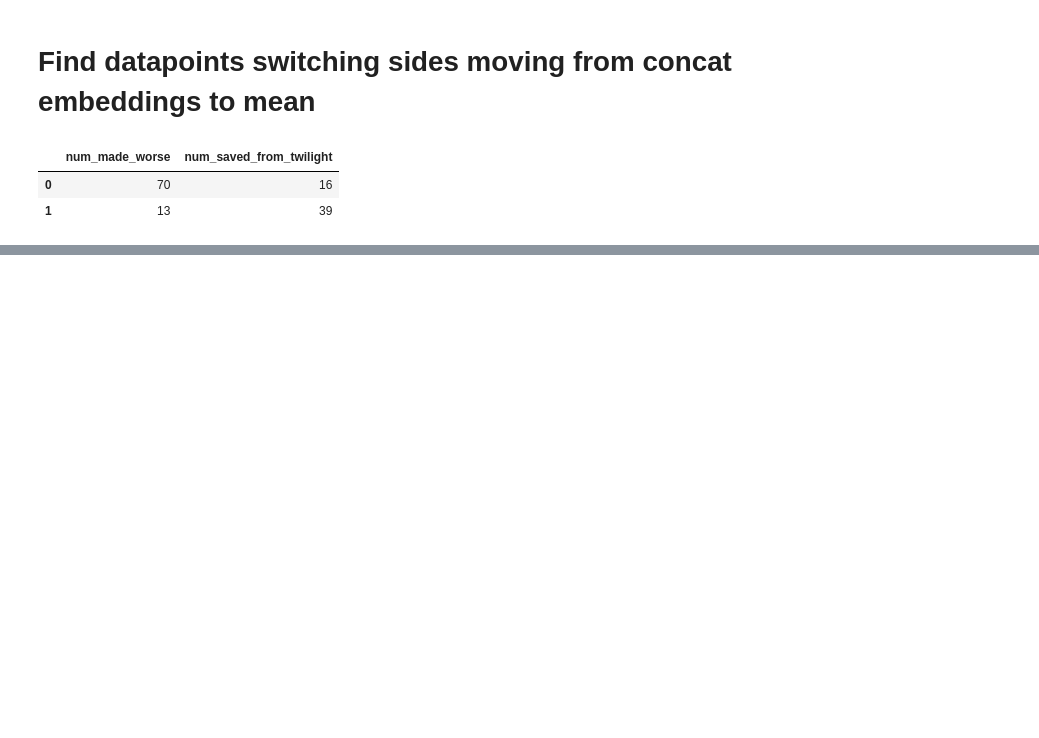
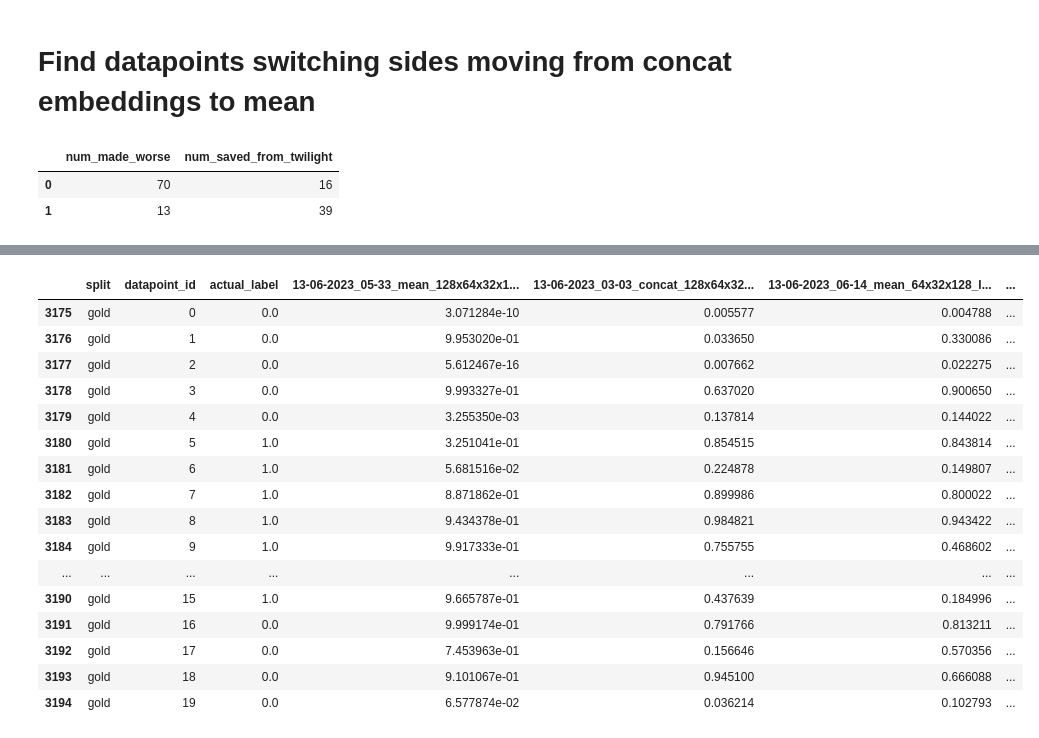
Before and after one commit to jelmis/check-worthiness, a Jupyter notebook: src/checkworthiness/analysis_notebooks/twilight_zone.ipynb, the cells around one changed output, grey strips where cells are left out. Drawn from its saved outputs; the diff is of its cells as text; code cells hidden in the pictures; blank space fills up the shorter version.

```diff
--- a/src/checkworthiness/analysis_notebooks/twilight_zone.ipynb
+++ b/src/checkworthiness/analysis_notebooks/twilight_zone.ipynb
@@ -269,0 +288,2 @@ result.to_excel("results.xlsx")
+# %%
+df_focus["results_from_best_mean"] =  df_focus.iloc[:,13].apply(lambda x: 1 if x > 0.33 else 0)
@@ -269,0 +296,20 @@ result.to_excel("results.xlsx")
+# %%
+df_focus.head(20)
+# %% [output]
+|  | split | datapoint_id | actual_label | 13-06-2023_05-33_mean_128x64x32x1... | 13-06-2023_03-03_concat_128x64x32... | 13-06-2023_06-14_mean_64x32x128_l... | ... |
+| 3175 | gold | 0 | 0.0 | 3.071284e-10 | 0.005577 | 0.004788 | ... |
+| 3176 | gold | 1 | 0.0 | 9.953020e-01 | 0.033650 | 0.330086 | ... |
+| 3177 | gold | 2 | 0.0 | 5.612467e-16 | 0.007662 | 0.022275 | ... |
+| 3178 | gold | 3 | 0.0 | 9.993327e-01 | 0.637020 | 0.900650 | ... |
+| 3179 | gold | 4 | 0.0 | 3.255350e-03 | 0.137814 | 0.144022 | ... |
+| 3180 | gold | 5 | 1.0 | 3.251041e-01 | 0.854515 | 0.843814 | ... |
+| 3181 | gold | 6 | 1.0 | 5.681516e-02 | 0.224878 | 0.149807 | ... |
+| 3182 | gold | 7 | 1.0 | 8.871862e-01 | 0.899986 | 0.800022 | ... |
+| 3183 | gold | 8 | 1.0 | 9.434378e-01 | 0.984821 | 0.943422 | ... |
+| 3184 | gold | 9 | 1.0 | 9.917333e-01 | 0.755755 | 0.468602 | ... |
+| ... | ... | ... | ... | ... | ... | ... | ... |
+| 3190 | gold | 15 | 1.0 | 9.665787e-01 | 0.437639 | 0.184996 | ... |
+| 3191 | gold | 16 | 0.0 | 9.999174e-01 | 0.791766 | 0.813211 | ... |
+| 3192 | gold | 17 | 0.0 | 7.453963e-01 | 0.156646 | 0.570356 | ... |
+| 3193 | gold | 18 | 0.0 | 9.101067e-01 | 0.945100 | 0.666088 | ... |
+| 3194 | gold | 19 | 0.0 | 6.577874e-02 | 0.036214 | 0.102793 | ... |
```
Also changed, not shown: parts of 4 cells of this notebook, 9 other files.
